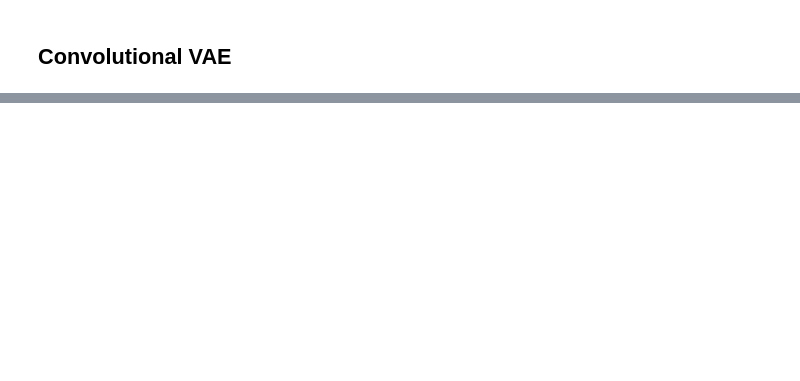
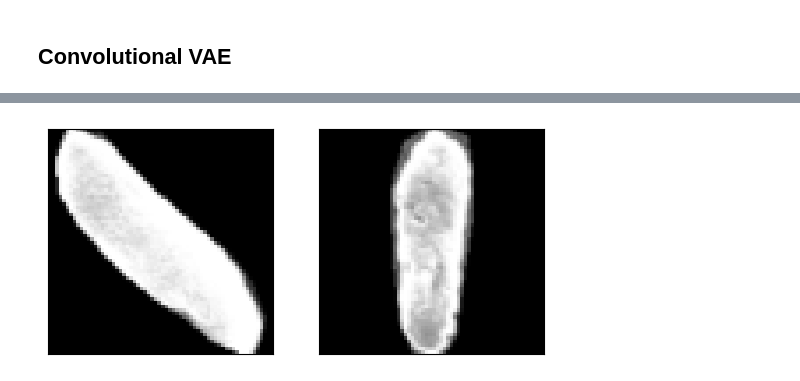
Before and after one commit to anghol/vae-cells, a Jupyter notebook: notebooks/vae_for_cells.ipynb, the cells around one changed output, grey strips where cells are left out. Saved outputs shown, nothing was run; the diff lists cells and outputs as text; code cells hidden in the pictures; blank space fills up the shorter version.

```diff
--- a/notebooks/vae_for_cells.ipynb
+++ b/notebooks/vae_for_cells.ipynb
@@ -281,0 +158,7 @@ plt.imsave("decoded.png", decoded[0].cpu().detach().view(56, 56), cmap="gray")
+# %%
+# 2 images from dataloader for creating interpolation
+
+x = next(iter(train_loader))[:2]
+hplt.show_images_bar(x)
+# %% [output]
+[figure, added]
```
Also changed, not shown: parts of 45 cells of this notebook, 12 other files.
